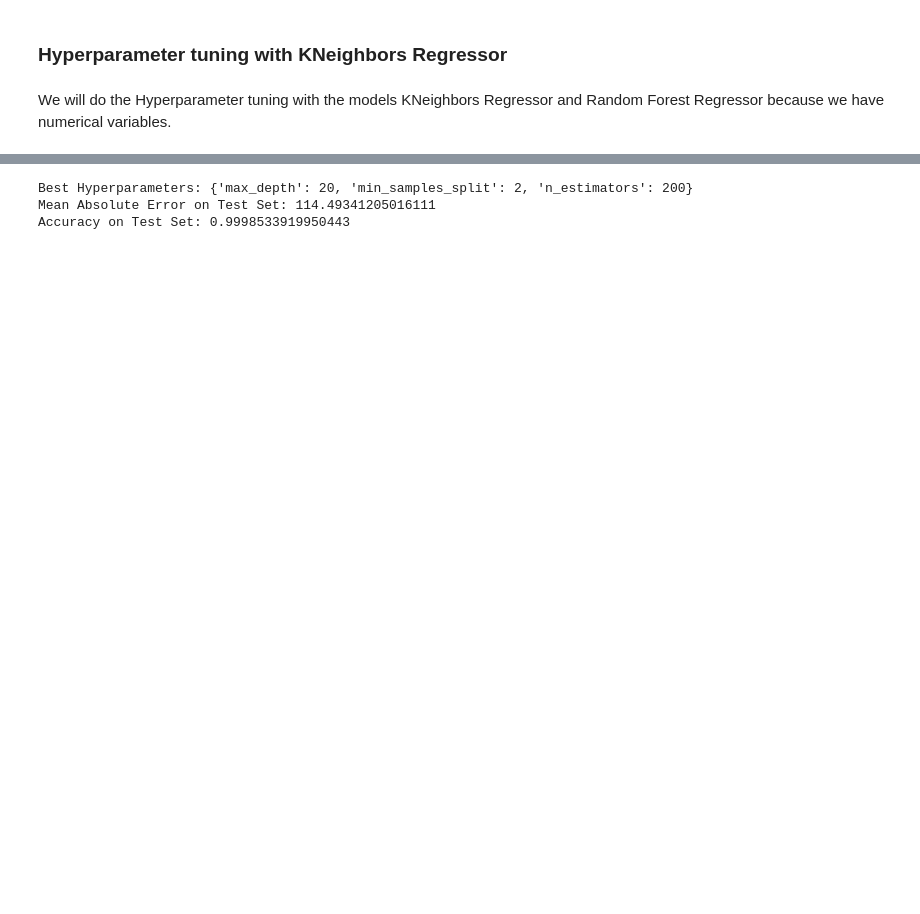
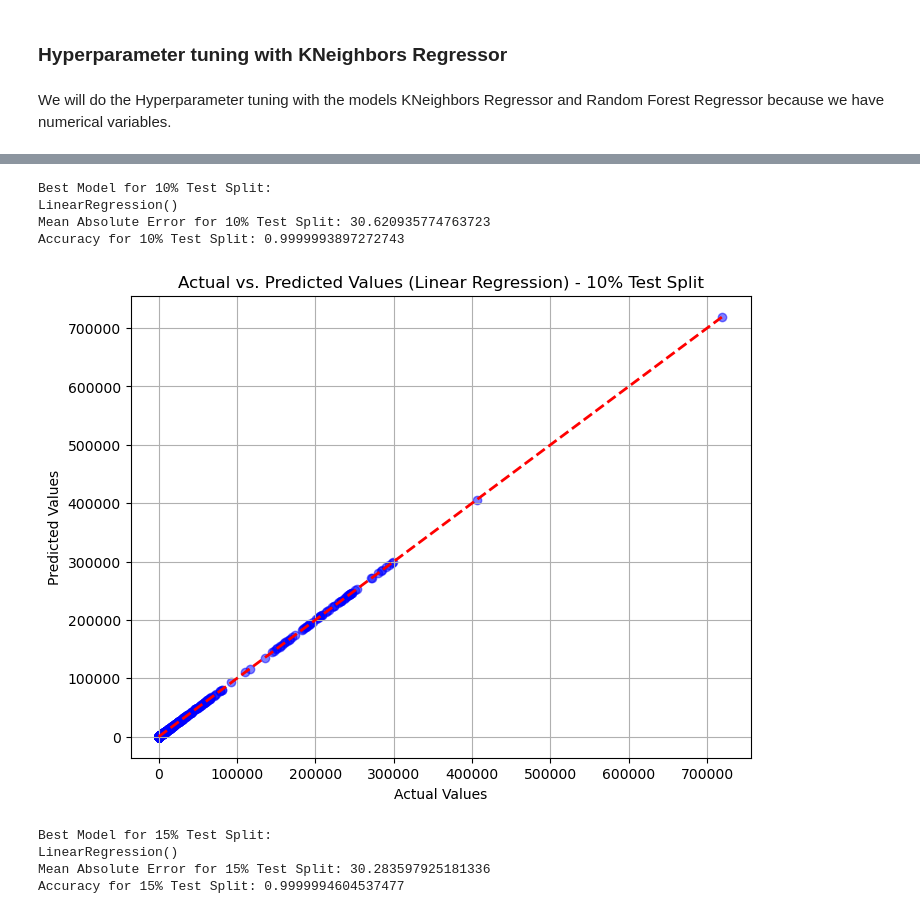
Before and after one commit to mijailbv/COVID19_Predictions_Time_Serires_Analysis, a Jupyter notebook: 1CA_Machine_Learning.ipynb, the cells around one changed output, grey strips where cells are left out. Saved outputs shown, nothing was run; the diff lists cells and outputs as text; code cells hidden in the pictures; blank space fills up the shorter version.

Commit message:
Adding Linear Regression
-Linear Regression was implemented and the jupyter was updated modyfying the codes

```diff
--- a/1CA_Machine_Learning.ipynb
+++ b/1CA_Machine_Learning.ipynb
@@ -1360,7 +1325,3 @@ from sklearn.model_selection import train_test_split
 
 X = covid_df_no_label.drop('Confirmed', axis=1)
 y = covid_df_no_label['Confirmed']
-
-X_train, X_validation, y_train, y_validation = train_test_split(X, y, test_size=0.10, random_state=1)
-
-print(X_train.shape, X_validation.shape, y_train.shape, y_validation.shape)
@@ -1426,42 +1389,58 @@ Accuracy on Test Set: 0.9999816238681739
 # %%
-# Define the parameter grid
-param_grid = {
-    'n_estimators': [50, 100, 200],  # Number of trees in the forest
-    'max_depth': [None, 5, 10, 20],  # Maximum depth of the trees
-    'min_samples_split': [2, 5, 10]  # Minimum samples required to split an internal node
-}
+from sklearn.linear_model import LinearRegression
+# List of test split ratios
+test_split_ratios = [0.10, 0.15, 0.20]
 
-# Creating Random Forest Regressor:
-rf_regressor = RandomForestRegressor(random_state=42)
+for test_size in test_split_ratios:
+    # Split the data into training and validation sets
+    X_train, X_validation, y_train, y_validation = train_test_split(X, y, test_size=test_size, random_state=1)
 
-# Fit the Random Forest Regressor
-rf_regressor.fit(X_train, y_train)
+    # Create a Linear Regression model
+    linear_regressor = LinearRegression()
 
-# Predict on the validation set
-y_pred = rf_regressor.predict(X_validation)
+    # Set up parameter grid (empty for Linear Regression, as it doesn't have hyperparameters to tune)
+    param_grid = {}
 
-# Set up Grid Search
-grid_search = GridSearchCV(rf_regressor, param_grid, cv=5, scoring='neg_mean_absolute_error')
+    # Set up Grid Search
+    grid_search = GridSearchCV(linear_regressor, param_grid, cv=5, scoring='neg_mean_absolute_error')
 
-# Fit
-grid_search.fit(X_train, y_train)
+    # Fit the grid search
+    grid_search.fit(X_train, y_train)
 
-# Get the best Hyperparameters
-best_params = grid_search.best_params_
-print(f"Best Hyperparameters: {best_params}")
+    # Get the best model
+    best_model = grid_search.best_estimator_
 
-# Get the best model
-best_model = grid_search.best_estimator_
+    # Evaluate the Model
+    y_pred = best_model.predict(X_validation)
+    mae = mean_absolute_error(y_validation, y_pred)
 
-# Evaluate the Model:
+    print(f"Best Model for {int(test_size * 100)}% Test Split:")
+    print(best_model)
 
-y_pred = best_model.predict(X_validation)
-mae = mean_absolute_error(y_validation, y_pred)
-print(f"Mean Absolute Error on Test Set: {mae}")
+    print(f"Mean Absolute Error for {int(test_size * 100)}% Test Split: {mae}")
 
-accuracy = best_model.score(X_validation, y_validation)
-print(f"Accuracy on Test Set: {accuracy}")
+    accuracy = best_model.score(X_validation, y_validation)
+    print(f"Accuracy for {int(test_size * 100)}% Test Split: {accuracy}")
+    print("\n")
+# Create a scatter plot for this test split
+    plt.figure(figsize=(8, 6))
+    plt.scatter(y_validation, y_pred, color='blue', alpha=0.5)
+    plt.xlabel('Actual Values')
+    plt.ylabel('Predicted Values')
+    plt.title(f'Actual vs. Predicted Values (Linear Regression) - {int(test_size * 100)}% Test Split')
+    plt.grid(True)
+
+    # Add a diagonal line for reference
+    plt.plot([min(y_validation), max(y_validation)], [min(y_validation), max(y_validation)], color='red', linestyle='--', lw=2)
+
+    plt.show()
 # %% [output]
-Best Hyperparameters: {'max_depth': 20, 'min_samples_split': 2, 'n_estimators': 200}
-Mean Absolute Error on Test Set: 114.49341205016111
-Accuracy on Test Set: 0.9998533919950443
+Best Model for 10% Test Split:
+LinearRegression()
+Mean Absolute Error for 10% Test Split: 30.620935774763723
+Accuracy for 10% Test Split: 0.9999993897272743
+[figure, added]
+Best Model for 15% Test Split:
+LinearRegression()
+Mean Absolute Error for 15% Test Split: 30.283597925181336
+Accuracy for 15% Test Split: 0.9999994604537477
```
Also changed, not shown: parts of 44 cells of this notebook.
